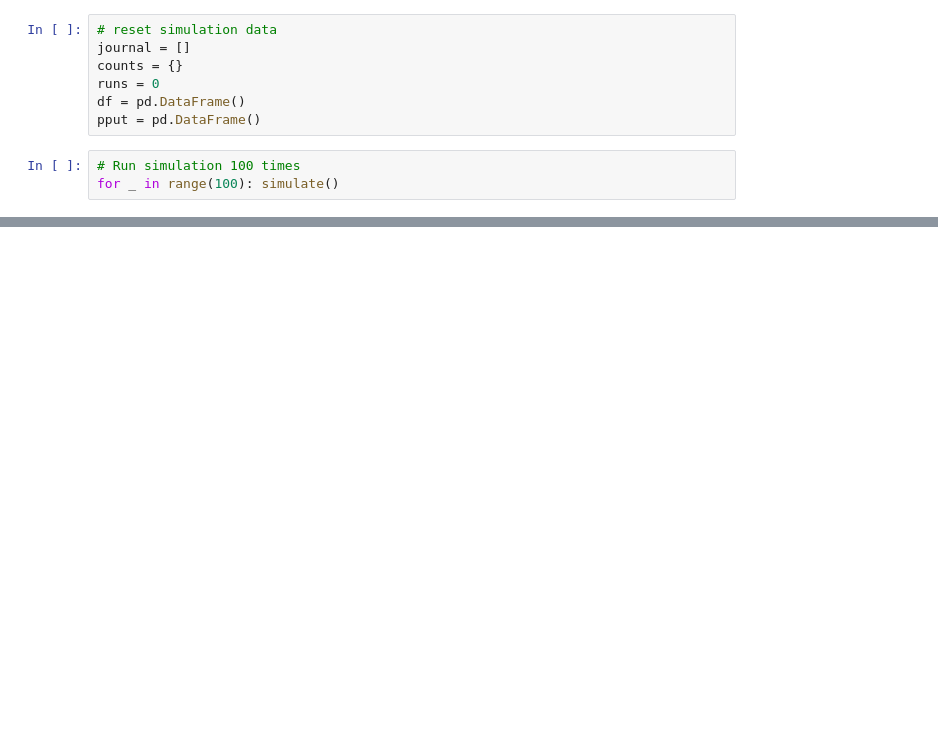
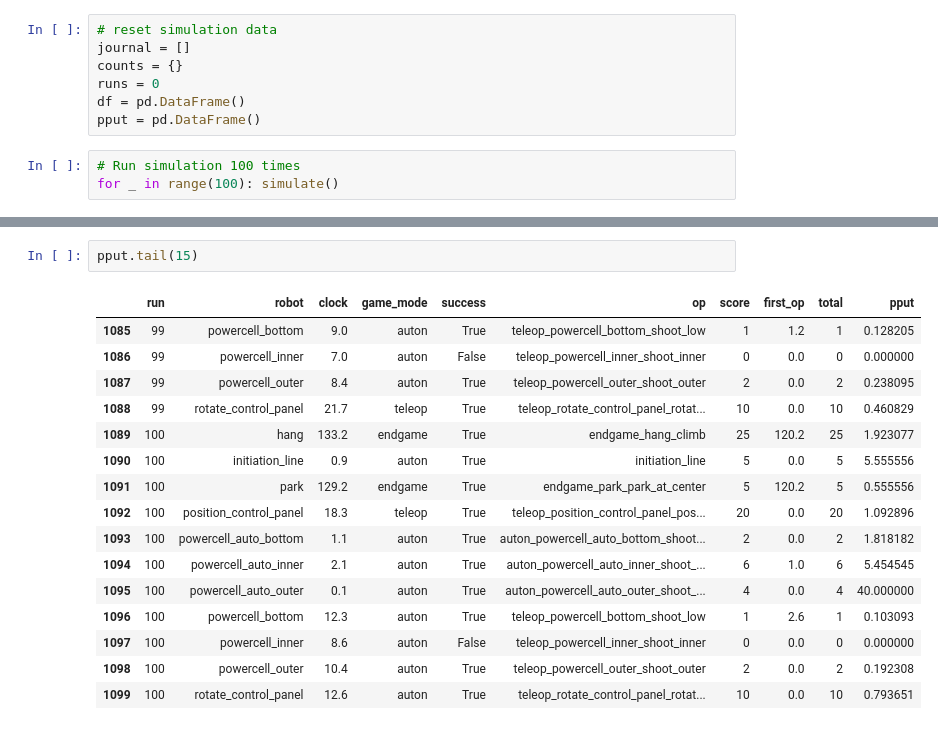
Before and after one commit to frc-862/pput, a Jupyter notebook: PPUT Similuator.ipynb, the cells around one changed output, grey strips where cells are left out. Drawn from its saved outputs; the diff is of its cells as text; blank space fills up the shorter version.

```diff
--- a/PPUT Similuator.ipynb
+++ b/PPUT Similuator.ipynb
@@ -273,3 +279,22 @@ fig.update_layout(legend=dict(x=-0, y=-0.3))
 fig.show()
 # %% [output]
 [interactive output not drawn]
+# %%
+pput.tail(15)
+# %% [output]
+|  | run | robot | clock | game_mode | success | op | score | first_op | total | pput |
+| 1085 | 99 | powercell_bottom | 9.0 | auton | True | teleop_powercell_bottom_shoot_low | 1 | 1.2 | 1 | 0.128205 |
+| 1086 | 99 | powercell_inner | 7.0 | auton | False | teleop_powercell_inner_shoot_inner | 0 | 0.0 | 0 | 0.000000 |
+| 1087 | 99 | powercell_outer | 8.4 | auton | True | teleop_powercell_outer_shoot_outer | 2 | 0.0 | 2 | 0.238095 |
+| 1088 | 99 | rotate_control_panel | 21.7 | teleop | True | teleop_rotate_control_panel_rotat... | 10 | 0.0 | 10 | 0.460829 |
+| 1089 | 100 | hang | 133.2 | endgame | True | endgame_hang_climb | 25 | 120.2 | 25 | 1.923077 |
+| 1090 | 100 | initiation_line | 0.9 | auton | True | initiation_line | 5 | 0.0 | 5 | 5.555556 |
+| 1091 | 100 | park | 129.2 | endgame | True | endgame_park_park_at_center | 5 | 120.2 | 5 | 0.555556 |
+| 1092 | 100 | position_control_panel | 18.3 | teleop | True | teleop_position_control_panel_pos... | 20 | 0.0 | 20 | 1.092896 |
+| 1093 | 100 | powercell_auto_bottom | 1.1 | auton | True | auton_powercell_auto_bottom_shoot... | 2 | 0.0 | 2 | 1.818182 |
+| 1094 | 100 | powercell_auto_inner | 2.1 | auton | True | auton_powercell_auto_inner_shoot_... | 6 | 1.0 | 6 | 5.454545 |
+| 1095 | 100 | powercell_auto_outer | 0.1 | auton | True | auton_powercell_auto_outer_shoot_... | 4 | 0.0 | 4 | 40.000000 |
+| 1096 | 100 | powercell_bottom | 12.3 | auton | True | teleop_powercell_bottom_shoot_low | 1 | 2.6 | 1 | 0.103093 |
+| 1097 | 100 | powercell_inner | 8.6 | auton | False | teleop_powercell_inner_shoot_inner | 0 | 0.0 | 0 | 0.000000 |
+| 1098 | 100 | powercell_outer | 10.4 | auton | True | teleop_powercell_outer_shoot_outer | 2 | 0.0 | 2 | 0.192308 |
+| 1099 | 100 | rotate_control_panel | 12.6 | auton | True | teleop_rotate_control_panel_rotat... | 10 | 0.0 | 10 | 0.793651 |
```
Also changed, not shown: parts of 5 cells of this notebook, 2 other files.
